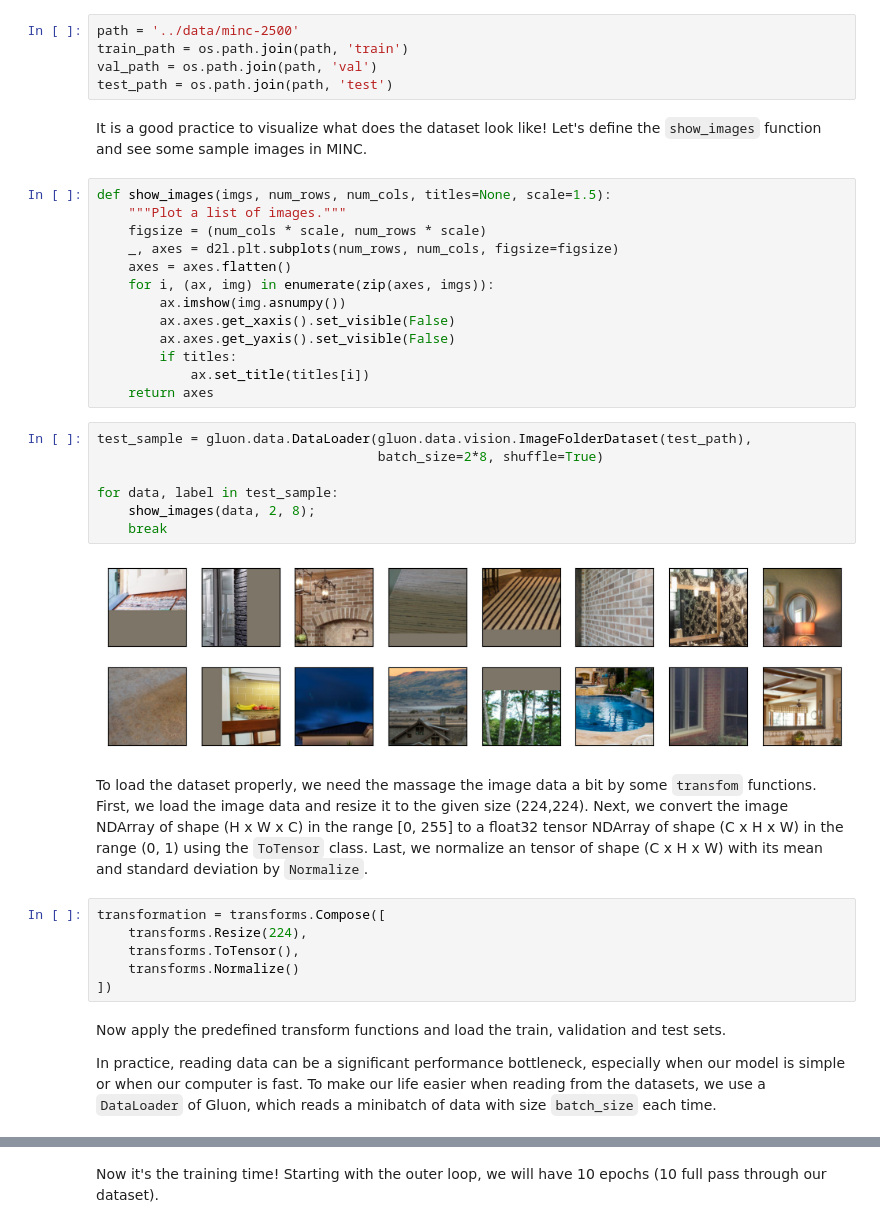
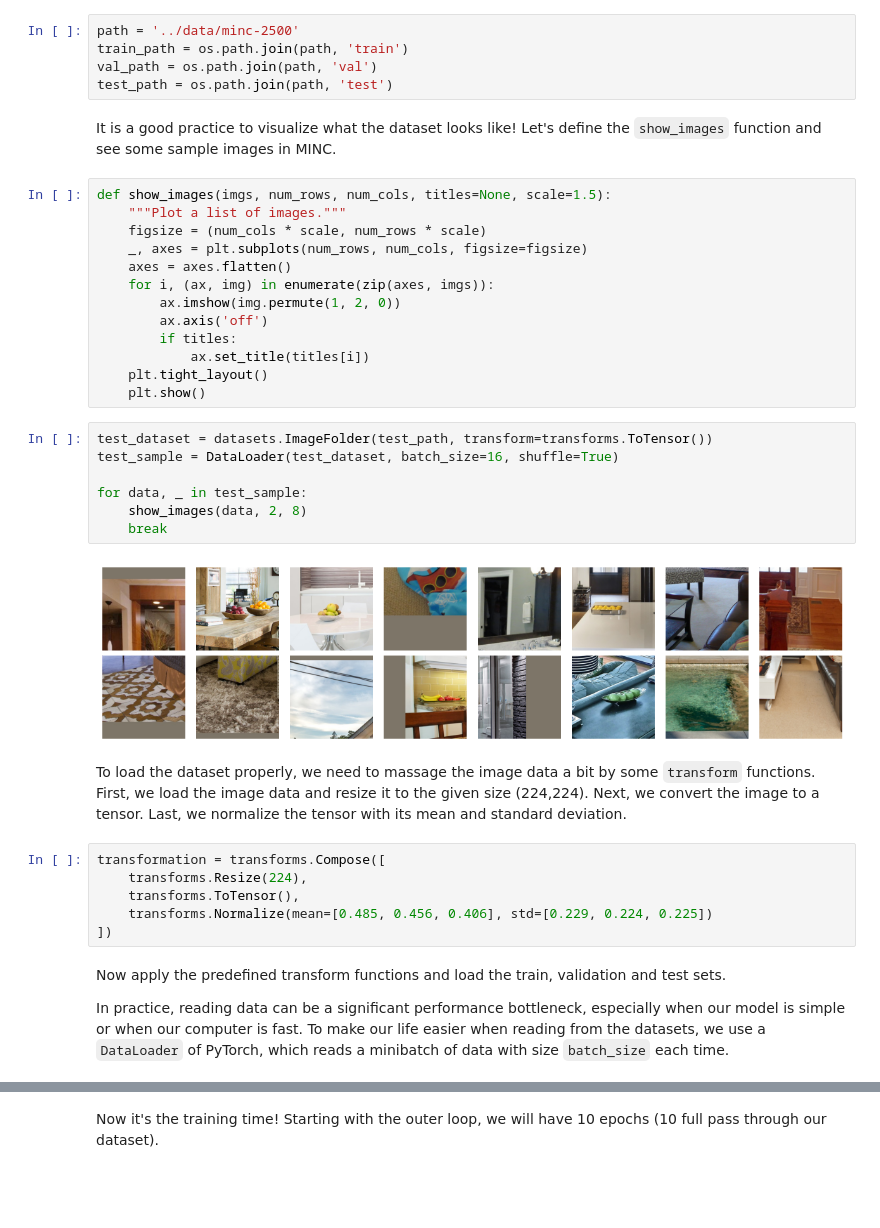
Before and after one commit to aws-samples/aws-machine-learning-university-accelerated-cv, a Jupyter notebook: notebooks/MLA-CV-DAY1-CNN.ipynb, the cells around one changed output, grey strips where cells are left out. Cells and saved outputs as stored; diff of their text form; blank space fills up the shorter version.

Commit message:
Dependency resolver and ported all code to PyTorch

```diff
--- a/notebooks/MLA-CV-DAY1-CNN.ipynb
+++ b/notebooks/MLA-CV-DAY1-CNN.ipynb
@@ -160,41 +137,41 @@ train_path = os.path.join(path, 'train')
 val_path = os.path.join(path, 'val')
 test_path = os.path.join(path, 'test')
 # %% [markdown]
-It is a good practice to visualize what does the dataset look like! Let's define the `show_images` function and see some sample images in MINC.
+It is a good practice to visualize what the dataset looks like! Let's define the `show_images` function and see some sample images in MINC.
 # %%
 def show_images(imgs, num_rows, num_cols, titles=None, scale=1.5):
     """Plot a list of images."""
     figsize = (num_cols * scale, num_rows * scale)
-    _, axes = d2l.plt.subplots(num_rows, num_cols, figsize=figsize)
+    _, axes = plt.subplots(num_rows, num_cols, figsize=figsize)
     axes = axes.flatten()
     for i, (ax, img) in enumerate(zip(axes, imgs)):
-        ax.imshow(img.asnumpy())
-        ax.axes.get_xaxis().set_visible(False)
-        ax.axes.get_yaxis().set_visible(False)
+        ax.imshow(img.permute(1, 2, 0))
+        ax.axis('off')
         if titles:
             ax.set_title(titles[i])
-    return axes
+    plt.tight_layout()
+    plt.show()
 # %%
-test_sample = gluon.data.DataLoader(gluon.data.vision.ImageFolderDataset(test_path),
-                                    batch_size=2*8, shuffle=True)
+test_dataset = datasets.ImageFolder(test_path, transform=transforms.ToTensor())
+test_sample = DataLoader(test_dataset, batch_size=16, shuffle=True)
 
-for data, label in test_sample:
-    show_images(data, 2, 8);
+for data, _ in test_sample:
+    show_images(data, 2, 8)
     break
 # %% [output]
-[figure, old version]
+[figure, new version]
 # %% [markdown]
-To load the dataset properly, we need the massage the image data a bit by some `transfom` functions. First, we load the image data and resize it to the given size (224,224). Next, we convert the image NDArray of shape (H x W x C) in the range [0, 255] to a float32 tensor NDArray of shape (C x H x W) in the range (0, 1) using the `ToTensor` class. Last, we normalize an tensor of shape (C x H x W) with its mean and standard deviation by `Normalize`.
+To load the dataset properly, we need to massage the image data a bit by some `transform` functions. First, we load the image data and resize it to the given size (224,224). Next, we convert the image to a tensor. Last, we normalize the tensor with its mean and standard deviation.
 # %%
 transformation = transforms.Compose([
     transforms.Resize(224),
     transforms.ToTensor(),
-    transforms.Normalize()
+    transforms.Normalize(mean=[0.485, 0.456, 0.406], std=[0.229, 0.224, 0.225])
 ])
 # %% [markdown]
 Now apply the predefined transform functions and load the train, validation and test sets.
 
-In practice, reading data can be a significant performance bottleneck, especially when our model is simple or when our computer is fast. To make our life easier when reading from the datasets, we use a `DataLoader` of Gluon, which reads a minibatch of data with size `batch_size` each time.
+In practice, reading data can be a significant performance bottleneck, especially when our model is simple or when our computer is fast. To make our life easier when reading from the datasets, we use a `DataLoader` of PyTorch, which reads a minibatch of data with size `batch_size` each time.
 # %%
 batch_size = 16
 
```
Also changed, not shown: parts of 22 cells of this notebook, 8 other files.
